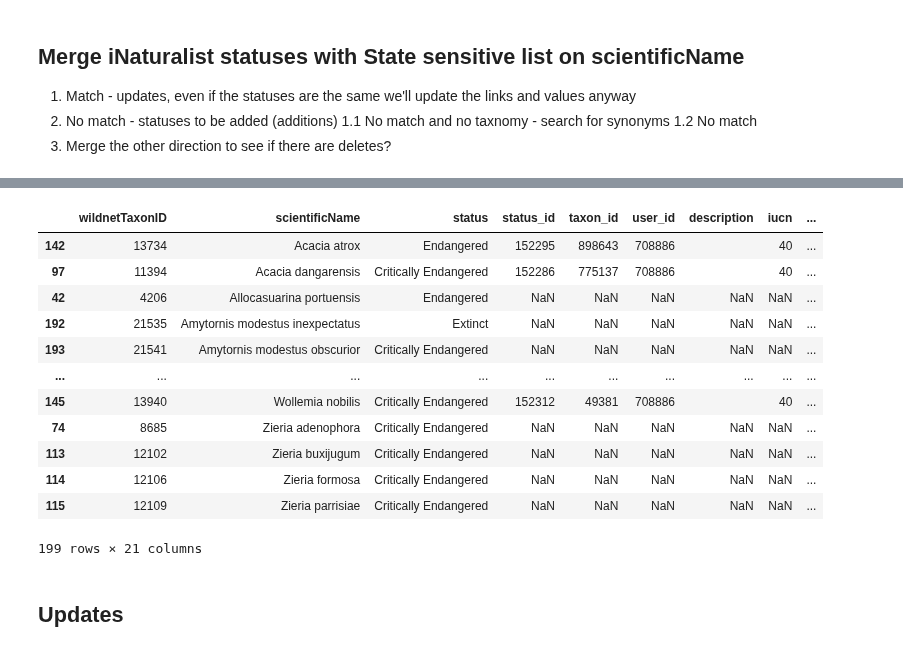
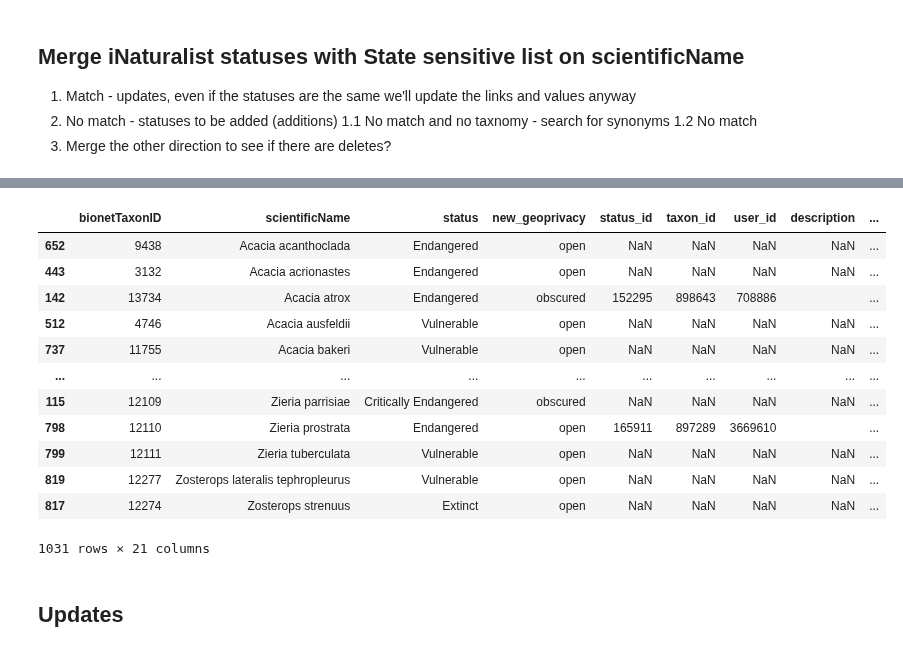
Before and after one commit to AtlasOfLivingAustralia/authoritative-lists, a Jupyter notebook: source-code/py-notebook/inaturalist-statuses/nsw.ipynb, the cells around one changed output, grey strips where cells are left out. Drawn from its saved outputs; the diff is of its cells as text; code cells hidden in the pictures.

```diff
--- a/source-code/py-notebook/inaturalist-statuses/nsw.ipynb
+++ b/source-code/py-notebook/inaturalist-statuses/nsw.ipynb
@@ -115,0 +137,6 @@ sensitivelist
+# %%
+conservationlist = pd.read_csv(listdir + "conservation-lists/NSW-conservation.csv")  # Qld sensitive list
+conservationlist['scientificName'] = conservationlist['scientificName'].str.replace('subsp. ', '', regex=False)
+conservationlist = conservationlist.rename(columns={'taxonID':'bionetTaxonID'})
+conservationlist['bionet_geoprivacy'] = conservationlist['sensitivityClass'].apply(condition)
+conservationlist
@@ -115,0 +157,5 @@ sensitivelist
+# %%
+# join them in a way that works for inat (eg sensitive list, geoprivacy = 'obscured'
+statelist = pd.concat([sensitivelist[['bionetTaxonID','scientificName','status','bionet_geoprivacy','kingdom','class','family']],
+                    conservationlist[['bionetTaxonID','scientificName','status','bionet_geoprivacy','kingdom','class','family']]]).drop_duplicates()
+statelist
@@ -144,3 +197,7 @@ iucnStatusMappings = {
+# %%
+iucnStatusMappings = {
+    'Not Listed':'Not Evaluated',
+}
 # %% [markdown]
 ### 5. Determine best place ID to use
 # %%
@@ -161,6 +218,6 @@ Name: place_id, dtype: int64
 3. Merge the other direction to see if there are deletes?
 # %%
 # join to see which lists already have a status in inaturalist based on scientificName
-mergedstatuses = sensitivelist[['wildnetTaxonID','scientificName','status']].merge(inatstatuses[['status_id','scientificName','taxon_id','user_id','description','iucn','authority','status','geoprivacy','place_id','place_display_name']],how="left",left_on='scientificName',right_on='scientificName',suffixes=(None,'_inat')).sort_values(['scientificName'])
+mergedstatuses = statelist[['bionetTaxonID','scientificName','status','bionet_geoprivacy']].merge(inatstatuses[['status_id','scientificName','taxon_id','user_id','description','iucn','authority','status','geoprivacy','place_id','place_display_name']],how="left",left_on='scientificName',right_on='scientificName',suffixes=(None,'_inat')).sort_values(['scientificName'])
 mergedstatuses
 # %% [output]
@@ -180,32 +237,33 @@ mergedstatuses
 # %%
 # prepare the export fields, common to New template and Update template
 # new statuses
 # Taxon_Name,Status,Authority,IUCN_equivalent,Description,iNaturalist_Place_ID,url,Taxon_Geoprivacy,Username,taxon_id
 # updates
 # action,taxon_name,id,taxon_id,status,iucn_equivalent,authority,url,geoprivacy,place_id,username
 mergedstatuses['new_authority'] = "New South Wales Office of Environment and Heritage"
-mergedstatuses['new_description'] = "Listed as Confidential - refer to https://www.environment.nsw.gov.au/threatenedspeciesapp"
-mergedstatuses['new_url'] = "https://www.environment.nsw.gov.au/threatenedspeciesapp/profile.aspx?id=" + mergedstatuses['wildnetTaxonID'].astype(str)
-mergedstatuses['new_geoprivacy'] = "obscured"
+mergedstatuses['new_description'] = "Listed as Threatened - refer to https://www.environment.nsw.gov.au/threatenedspeciesapp"
+mergedstatuses['new_url'] = "https://www.environment.nsw.gov.au/threatenedspeciesapp/"
+# mergedstatuses['new_url'] = "https://www.environment.nsw.gov.au/threatenedspeciesapp/profile.aspx?id=" + mergedstatuses['bionetTaxonID'].astype(str)
+mergedstatuses.rename(columns={'bionet_geoprivacy':'new_geoprivacy'},inplace=True)
 mergedstatuses['new_place_id'] = '6825'  # NEW SOUTH WALES
 mergedstatuses['new_username'] = 'peggydnew'
 mergedstatuses['new_iucn_equivalent'] = mergedstatuses['status'].str.lower().str.strip().map(iucnStatusMappings).fillna('Vulnerable') # map to dictionary
-mergedstatuses['new_status'] = mergedstatuses['status'].fillna('Confidential')
+mergedstatuses['new_status'] = mergedstatuses['status'].fillna('Threatened')
 mergedstatuses
 # %% [output]
-|  | wildnetTaxonID | scientificName | status | status_id | taxon_id | user_id | description | iucn | ... |
-| 142 | 13734 | Acacia atrox | Endangered | 152295 | 898643 | 708886 |  | 40 | ... |
-| 97 | 11394 | Acacia dangarensis | Critically Endangered | 152286 | 775137 | 708886 |  | 40 | ... |
-| 42 | 4206 | Allocasuarina portuensis | Endangered | NaN | NaN | NaN | NaN | NaN | ... |
-| 192 | 21535 | Amytornis modestus inexpectatus | Extinct | NaN | NaN | NaN | NaN | NaN | ... |
-| 193 | 21541 | Amytornis modestus obscurior | Critically Endangered | NaN | NaN | NaN | NaN | NaN | ... |
+|  | bionetTaxonID | scientificName | status | new_geoprivacy | status_id | taxon_id | user_id | description | ... |
+| 652 | 9438 | Acacia acanthoclada | Endangered | open | NaN | NaN | NaN | NaN | ... |
+| 443 | 3132 | Acacia acrionastes | Endangered | open | NaN | NaN | NaN | NaN | ... |
+| 142 | 13734 | Acacia atrox | Endangered | obscured | 152295 | 898643 | 708886 |  | ... |
+| 512 | 4746 | Acacia ausfeldii | Vulnerable | open | NaN | NaN | NaN | NaN | ... |
+| 737 | 11755 | Acacia bakeri | Vulnerable | open | NaN | NaN | NaN | NaN | ... |
 | ... | ... | ... | ... | ... | ... | ... | ... | ... | ... |
-| 145 | 13940 | Wollemia nobilis | Critically Endangered | 152312 | 49381 | 708886 |  | 40 | ... |
-| 74 | 8685 | Zieria adenophora | Critically Endangered | NaN | NaN | NaN | NaN | NaN | ... |
-| 113 | 12102 | Zieria buxijugum | Critically Endangered | NaN | NaN | NaN | NaN | NaN | ... |
-| 114 | 12106 | Zieria formosa | Critically Endangered | NaN | NaN | NaN | NaN | NaN | ... |
-| 115 | 12109 | Zieria parrisiae | Critically Endangered | NaN | NaN | NaN | NaN | NaN | ... |
+| 115 | 12109 | Zieria parrisiae | Critically Endangered | obscured | NaN | NaN | NaN | NaN | ... |
+| 798 | 12110 | Zieria prostrata | Endangered | open | 165911 | 897289 | 3669610 |  | ... |
+| 799 | 12111 | Zieria tuberculata | Vulnerable | open | NaN | NaN | NaN | NaN | ... |
+| 819 | 12277 | Zosterops lateralis tephropleurus | Vulnerable | open | NaN | NaN | NaN | NaN | ... |
+| 817 | 12274 | Zosterops strenuus | Extinct | open | NaN | NaN | NaN | NaN | ... |
-199 rows × 21 columns
+1031 rows × 21 columns
 # %% [markdown]
 ## Updates
 # %%
```
Also changed, not shown: parts of 17 cells of this notebook, 1 other file.
